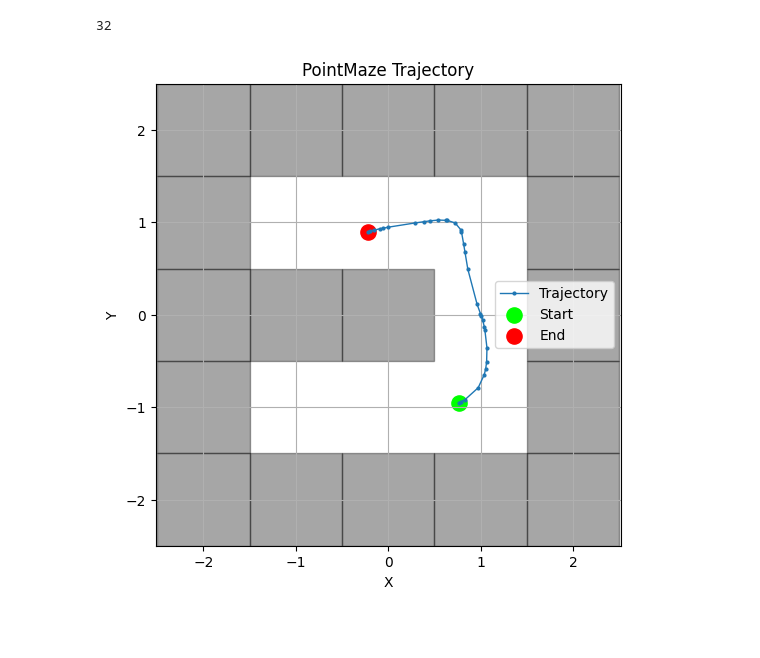
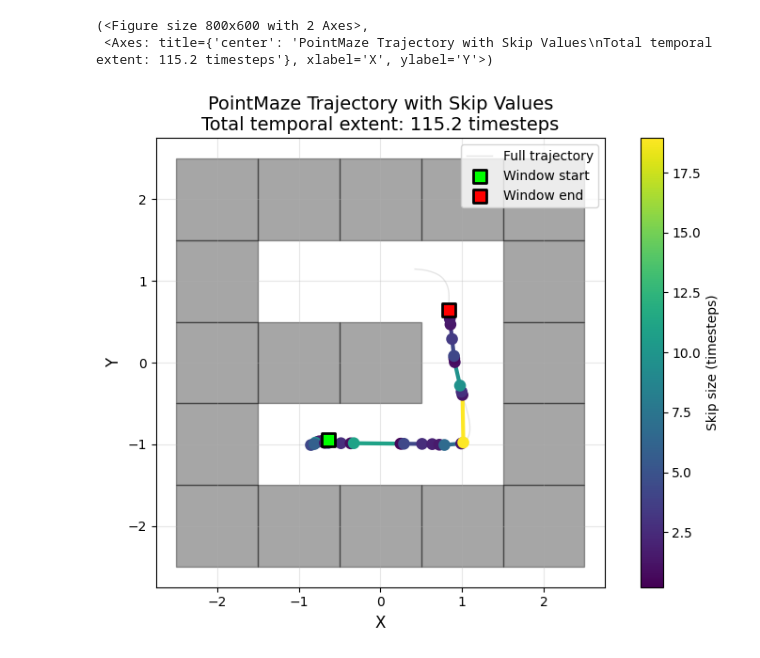
Before and after one commit to logflash/rpmml-project, a Jupyter notebook: rpmml-project/src/rpmml_project/pointmaze/skip_test.ipynb, the cells around one changed output. Drawn from its saved outputs; the diff is of its cells as text; code cells hidden in the pictures; blank space fills up the shorter version.

Commit message:
Skip interval dataset viz

```diff
--- a/rpmml-project/src/rpmml_project/pointmaze/skip_test.ipynb
+++ b/rpmml-project/src/rpmml_project/pointmaze/skip_test.ipynb
@@ -253,69 +254,3 @@ dataset = MinariTrajectoryDatasetIndependentSkips(
     dataset_name="D4RL/pointmaze/umaze-v2",
     horizon=32
 )
-# %%
-env = dataset.dataset.recover_environment()
-
-def unwrap_env(env):
-    while hasattr(env, "env"):
-        env = env.env
-    return env
-
-env = unwrap_env(env)
-
-mj_model = env.model
-mj_data = env.data
-
-# Sample a trajectory window
-idx = random.randint(0, len(dataset) - 1)
-traj_norm = dataset[idx]
-traj = dataset.denormalize_position(traj_norm[:,:2]).numpy()
-xy = traj[:, :2]           # XY coordinates (i.e., flat outputs)
-print(len(xy))
-
-# Plot the trajectory
-fig, ax = plt.subplots(figsize=(6, 6))
-ax.plot(xy[:, 0], xy[:, 1], marker='o', linewidth=1, markersize=2, label='Trajectory')
-ax.scatter(xy[0, 0], xy[0, 1], c='lime', s=120, label='Start')
-ax.scatter(xy[-1, 0], xy[-1, 1], c='red', s=120, label='End')
-
-# Render MuJoCo walls
-for geom_id in range(mj_model.ngeom):
-
-    # Get geom name
-    name = mujoco.mj_id2name(mj_model, mujoco.mjtObj.mjOBJ_GEOM, geom_id)
-
-    if name is None or not "block" in name:
-        continue
-
-    pos = mj_model.geom_pos[geom_id]     # center (x, y, z)
-    size = mj_model.geom_size[geom_id]   # half-extents (hx, hy, hz)
-
-    cx, cy = pos[:2]
-    hx, hy = size[:2]
-
-    rect = Rectangle(
-        (cx - hx, cy - hy),
-        2 * hx,
-        2 * hy,
-        color="black",
-        alpha=0.35,
-        zorder=0
-    )
-    ax.add_patch(rect)
-
-# Final figure styling
-ax.set_title("PointMaze Trajectory")
-ax.set_xlabel("X")
-ax.set_ylabel("Y")
-ax.axis("equal")
-ax.grid(True)
-ax.legend()
-plt.xlim(-2.5, +2.5)
-plt.ylim(-2.5, +2.5)
-
-# plt.show()
-plt.savefig("trajectory.png")
-# %% [output]
-32
-[figure, removed]
@@ -321,0 +357,6 @@ plt.savefig("trajectory.png")
+# %%
+visualize_trajectory_with_skips(dataset, random.randint(0, len(dataset)-1), figsize=(8, 6))
+# %% [output]
+(<Figure size 800x600 with 2 Axes>,
+ <Axes: title={'center': 'PointMaze Trajectory with Skip Values\nTotal temporal extent: 115.2 timesteps'}, xlabel='X', ylabel='Y'>)
+[figure, added]
```
Also changed, not shown: parts of 2 cells of this notebook, 1 other file.
